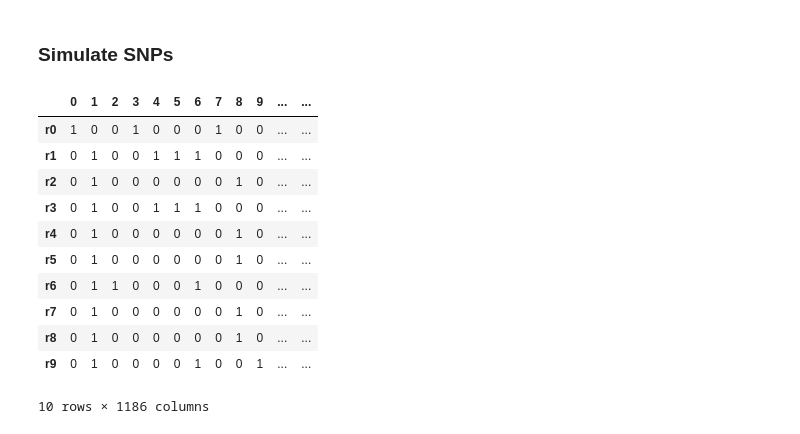
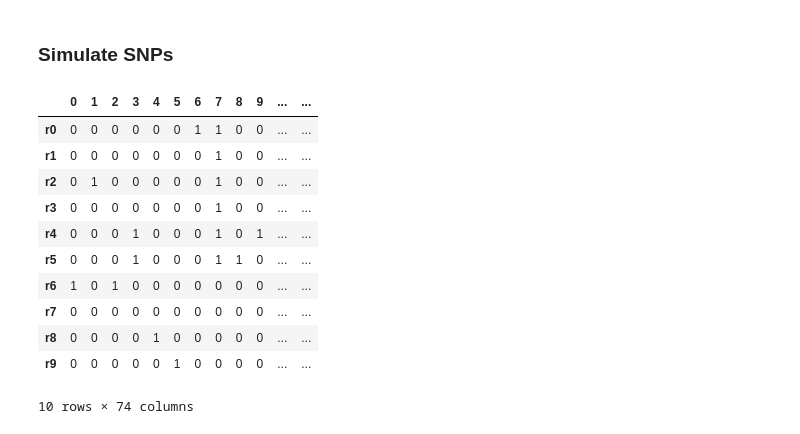
Before and after one commit to eaton-lab/hogtie, a Jupyter notebook: notebooks/snp-matrix.ipynb, the cells around one changed output. Saved outputs shown, nothing was run; the diff lists cells and outputs as text; code cells hidden in the pictures.

```diff
--- a/notebooks/snp-matrix.ipynb
+++ b/notebooks/snp-matrix.ipynb
@@ -14,5 +16,5 @@ tree.draw(ts='p', admixture_edges=[(3, 8)]);
 # %% [markdown]
 ### Simulate SNPs
 # %%
-mod = ipcoal.Model(tree=tree, Ne=1e6, admixture_edges=[(3, 8, 0.5, 0.5)], nsamples=1)
+mod = ipcoal.Model(tree=tree, Ne=1e3, admixture_edges=[(3, 8, 0.5, 0.5)], nsamples=1)
 # %%
@@ -20,16 +22,18 @@ mod.sim_snps(nsnps=10000)
 # %%
 genos = mod.write_vcf()
-genos.iloc[:, 9:].T
+data=genos.iloc[:, 9:].T
-# %% [output]
-|  | 0 | 1 | 2 | 3 | 4 | 5 | 6 | 7 | 8 | 9 | ... | ... |
-| r0 | 1 | 0 | 0 | 1 | 0 | 0 | 0 | 1 | 0 | 0 | ... | ... |
-| r1 | 0 | 1 | 0 | 0 | 1 | 1 | 1 | 0 | 0 | 0 | ... | ... |
-| r2 | 0 | 1 | 0 | 0 | 0 | 0 | 0 | 0 | 1 | 0 | ... | ... |
-| r3 | 0 | 1 | 0 | 0 | 1 | 1 | 1 | 0 | 0 | 0 | ... | ... |
-| r4 | 0 | 1 | 0 | 0 | 0 | 0 | 0 | 0 | 1 | 0 | ... | ... |
-| r5 | 0 | 1 | 0 | 0 | 0 | 0 | 0 | 0 | 1 | 0 | ... | ... |
-| r6 | 0 | 1 | 1 | 0 | 0 | 0 | 1 | 0 | 0 | 0 | ... | ... |
-| r7 | 0 | 1 | 0 | 0 | 0 | 0 | 0 | 0 | 1 | 0 | ... | ... |
-| r8 | 0 | 1 | 0 | 0 | 0 | 0 | 0 | 0 | 1 | 0 | ... | ... |
-| r9 | 0 | 1 | 0 | 0 | 0 | 0 | 1 | 0 | 0 | 1 | ... | ... |
-10 rows × 1186 columns
+# %%
+data
+# %% [output]
+|  | 0 | 1 | 2 | 3 | 4 | 5 | 6 | 7 | 8 | 9 | ... | ... |
+| r0 | 0 | 0 | 0 | 0 | 0 | 0 | 1 | 1 | 0 | 0 | ... | ... |
+| r1 | 0 | 0 | 0 | 0 | 0 | 0 | 0 | 1 | 0 | 0 | ... | ... |
+| r2 | 0 | 1 | 0 | 0 | 0 | 0 | 0 | 1 | 0 | 0 | ... | ... |
+| r3 | 0 | 0 | 0 | 0 | 0 | 0 | 0 | 1 | 0 | 0 | ... | ... |
+| r4 | 0 | 0 | 0 | 1 | 0 | 0 | 0 | 1 | 0 | 1 | ... | ... |
+| r5 | 0 | 0 | 0 | 1 | 0 | 0 | 0 | 1 | 1 | 0 | ... | ... |
+| r6 | 1 | 0 | 1 | 0 | 0 | 0 | 0 | 0 | 0 | 0 | ... | ... |
+| r7 | 0 | 0 | 0 | 0 | 0 | 0 | 0 | 0 | 0 | 0 | ... | ... |
+| r8 | 0 | 0 | 0 | 0 | 1 | 0 | 0 | 0 | 0 | 0 | ... | ... |
+| r9 | 0 | 0 | 0 | 0 | 0 | 1 | 0 | 0 | 0 | 0 | ... | ... |
+10 rows × 74 columns
```
Also changed, not shown: parts of 8 cells of this notebook, 4 other files.
